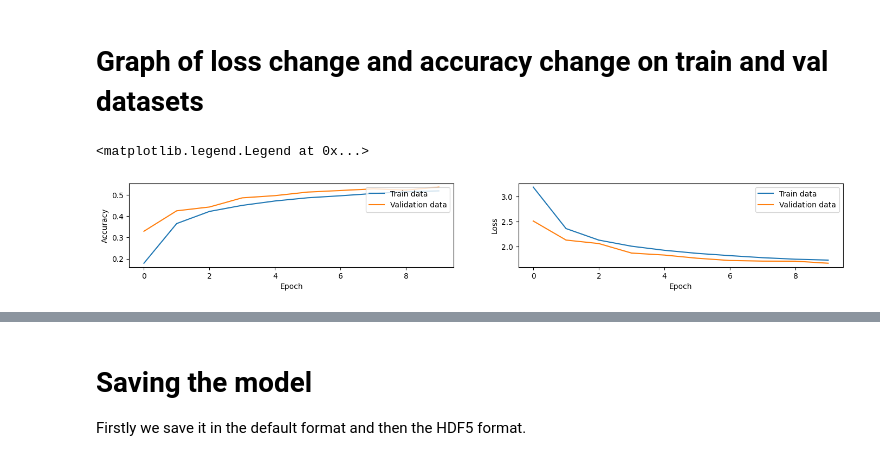
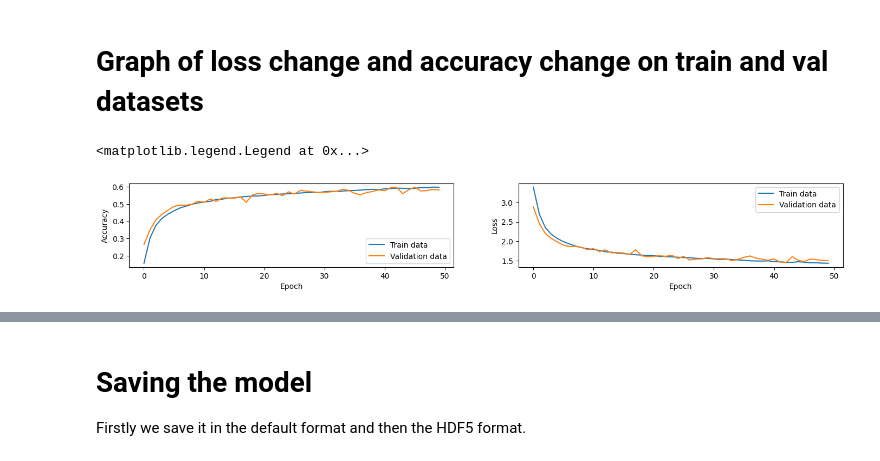
Before and after one commit to zala-lahovnik/BotaniAI, a Jupyter notebook: Classification/Classification-SqueezeNet.ipynb, the cells around one changed output, grey strips where cells are left out. Cells and saved outputs as stored; diff of their text form; code cells hidden in the pictures.

Commit message:
feat(classification): train SN model with more epochs
Train SqueezeNet with more epochs to see change in accuracy and loss. Training on not augmented data.

```diff
--- a/Classification/Classification-SqueezeNet.ipynb
+++ b/Classification/Classification-SqueezeNet.ipynb
@@ -40,9 +40,9 @@ set_random_seed(seed)
 # %% [markdown]
 # Setting the image directory
 # %%
-train_path = pathlib.Path("./data_augmented/train")
-val_path = pathlib.Path('./data_augmented/val')
-test_path = pathlib.Path('./data_augmented/test')
+train_path = pathlib.Path("./data/train")
+val_path = pathlib.Path('./data/val')
+test_path = pathlib.Path('./data/test')
 
 train_data = list(train_path.glob('*/*.jpeg'))
 # %%
@@ -156,7 +156,7 @@ _________________________________________________________________
 # %% [markdown]
 # Setting epochs and fitting the model
 # %%
-epochs=10
+epochs=50
 # %%
 result = model.fit(train_ds, validation_data=val_ds, epochs=epochs, batch_size=300) #batch_size=1
 # %% [output]
@@ -185,28 +182,28 @@ Epoch 10/10
 # %%
 history = result
 
 acc_train = history.history['accuracy']
 acc_val = history.history['val_accuracy']
 loss_train = history.history['loss']
 loss_val = history.history['val_loss']
 
 plt.figure(figsize=(17, 2))
 plt.subplot(1, 2, 1)
 plt.plot(range(epochs), acc_train, label='Train data')
 plt.plot(range(epochs), acc_val, label='Validation data')
 plt.xlabel('Epoch')
 plt.ylabel('Accuracy')
-plt.legend(loc='upper right')
+plt.legend(loc='lower right')
 
 plt.subplot(1, 2, 2)
 plt.plot(range(epochs), loss_train, label='Train data')
 plt.plot(range(epochs), loss_val, label='Validation data')
 plt.xlabel('Epoch')
 plt.ylabel('Loss')
 plt.legend(loc='upper right')
 # %% [output]
 <matplotlib.legend.Legend at 0x...>
-[figure, old version]
+[figure, new version]
 # %%
 scores = model.evaluate(val_ds, verbose=0)
 print('Val loss:', scores[0])
```
Also changed, not shown: parts of 6 cells of this notebook.
